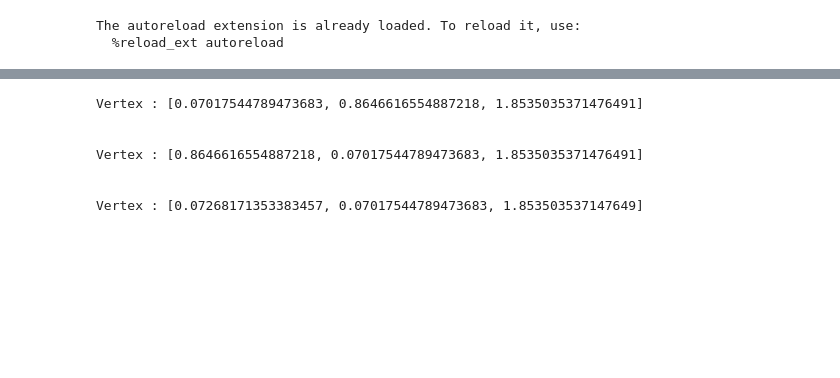
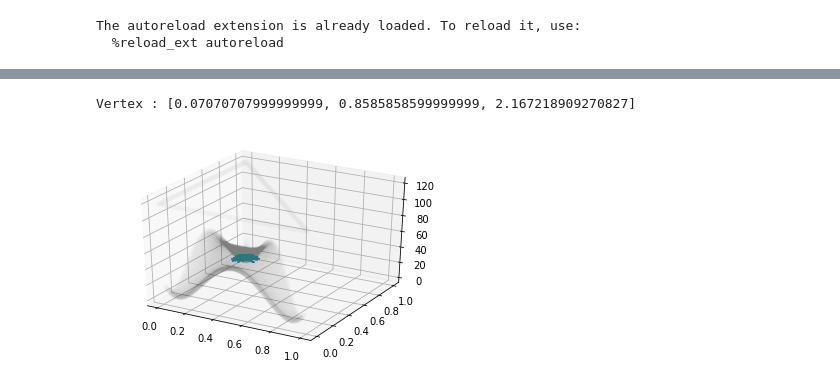
Before and after one commit to kiranvad/polyphase, a Jupyter notebook: notebooks/Residual type tests.ipynb, the cells around one changed output, grey strips where cells are left out. Drawn from its saved outputs; the diff is of its cells as text; code cells hidden in the pictures; blank space fills up the shorter version.

```diff
--- a/notebooks/Residual type tests.ipynb
+++ b/notebooks/Residual type tests.ipynb
@@ -241,22 +261,27 @@ plt.show()
 Each vertex here is a parametric point with phi1, phi2, energy
 For any vertex, the first neighbor is the point itself thus this would be angle reported in the figure above
 """
+from sklearn.preprocessing import MinMaxScaler
+from sklearn.manifold import Isomap
+scaler = MinMaxScaler()
+samples = np.vstack((grid[:2,:],energy.reshape(1,-1))).T
+isomap = Isomap(n_components=2, n_neighbors=16)
+X = scaler.fit_transform(samples)
+isomap.fit(X)
+neigh = isomap.nbrs_
+fig,ax = plt.subplots(subplot_kw={'projection':'3d'})
 
-from sklearn.neighbors import NearestNeighbors
-samples = np.vstack((grid[:2,:],energy.reshape(1,-1))).T
-neigh = NearestNeighbors(n_neighbors=100)
-neigh.fit(samples)
-fig,ax = plt.subplots(subplot_kw={'projection':'3d'})
+test = phase.TestAngles(engine,phase=3)
+test.get_angles(centraldiff_gradient)
 
 for tpp in test.parametric_points:
     print('Vertex : {}'.format(tpp))
     vertex = np.asarray(tpp)
-    neigh_dist, neigh_ind = neigh.kneighbors(vertex.reshape(1,-1))
+    neigh_dist, neigh_ind = neigh.kneighbors(scaler.transform(vertex.reshape(1,-1)), n_neighbors=100)
     neighbors = samples[neigh_ind,:].squeeze()
     angles = []
     normals = []
     for i in neighbors:
-        grad = centraldiff_gradient(i, h = delta)
         normal,_,_ = test._get_normal(i, centraldiff_gradient)
         angle = test._angle_between_vectors(test.facet_normal, normal)
         angles.append(angle)
@@ -270,5 +295,6 @@ for tpp in test.parametric_points:
     ax.quiver(neighbors[:,0], neighbors[:,1], neighbors[:,2],
               unit_normals[:,0], unit_normals[:,1], unit_normals[:,2],
               length=0.1, normalize=True)
+    break
 plt.show()
 # %% [output]
@@ -277,7 +301,2 @@ plt.show()
-Vertex : [0.07017544789473683, 0.8646616554887218, 1.8535035371476491]
-
-
-Vertex : [0.8646616554887218, 0.07017544789473683, 1.8535035371476491]
-
-
-Vertex : [0.07268171353383457, 0.07017544789473683, 1.853503537147649]
+Vertex : [0.07070707999999999, 0.8585858599999999, 2.167218909270827]
+[figure, added]
```
Also changed, not shown: parts of 22 cells of this notebook, 19 other files.
